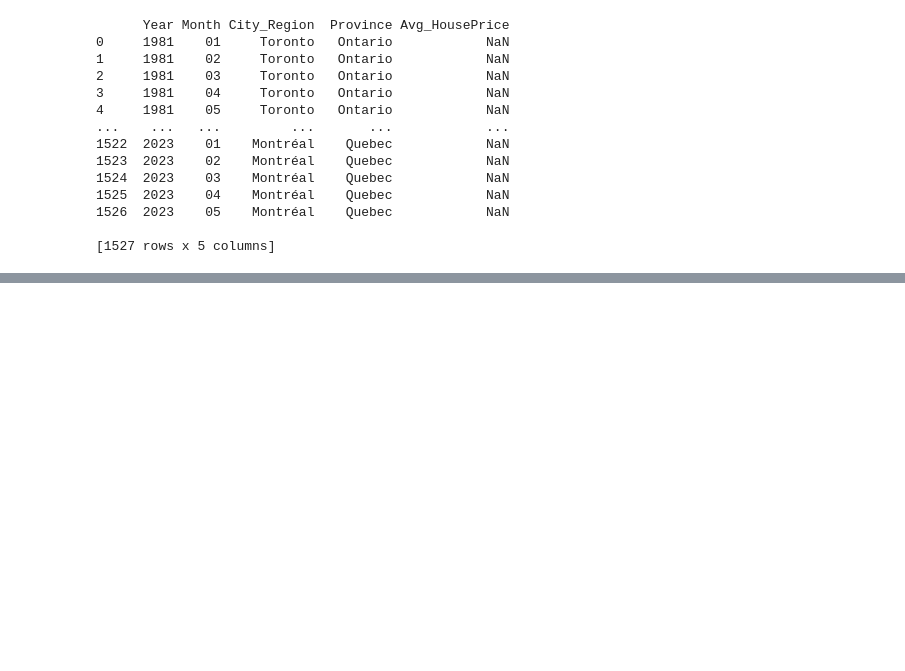
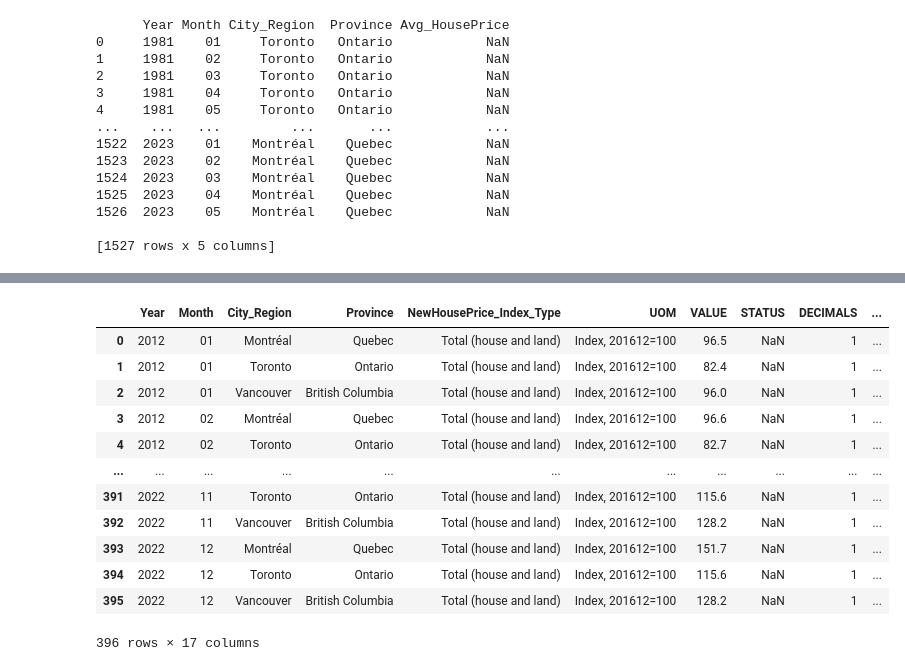
Before and after one commit to Ao-27/Project1_Group1_HousingMarket, a Jupyter notebook: group1_housing_solution.ipynb, the cells around one changed output, grey strips where cells are left out. Saved outputs shown, nothing was run; the diff lists cells and outputs as text; code cells hidden in the pictures; blank space fills up the shorter version.

```diff
--- a/group1_housing_solution.ipynb
+++ b/group1_housing_solution.ipynb
@@ -761,0 +762,11 @@ print(RIGHT_to_Final_City_Filtered_DF)
+# %%
+#Max + Min date columns created here for the "RIGHT" dataframe['DATE'] column ...
+right_max_date = RIGHT_to_Final_City_Filtered_DF['DATE'].max()
+right_min_date = RIGHT_to_Final_City_Filtered_DF['DATE'].min()
+
+date_diff = RIGHT_to_Final_City_Filtered_DF['DATE'] - right_min_date
+date_diff_months = date_diff.dt.days // 30
+
+print(date_diff_months)
+
+#Add another column for a DateDiff by MIN year to ['DATE'] column
@@ -761,0 +786,34 @@ print(RIGHT_to_Final_City_Filtered_DF)
+# %%
+#Max + Min date columns created here for the "RIGHT" dataframe['DATE'] column ...
+RIGHT_to_Final_City_Filtered_DF['right_max_date'] = right_max_date
+RIGHT_to_Final_City_Filtered_DF['right_min_date'] = right_min_date
+RIGHT_to_Final_City_Filtered_DF['date_diff_months'] = date_diff_months + 1
+
+RIGHT_to_Final_City_Filtered_DF
+
+#right_min_date = RIGHT_to_Final_City_Filtered_DF['DATE'].min()
+
+# date_diff = RIGHT_to_Final_City_Filtered_DF['DATE'] - right_min_date
+# date_diff_months = date_diff.dt.days // 30
+
+# right_min_date = RIGHT_to_Final_City_Filtered_DF['DATE'].min()
+
+# date_diff = RIGHT_to_Final_City_Filtered_DF['DATE']
+# date_diff_months = date_diff.dt.days // 30
+
+
+#Add another column for a DateDiff by MIN year to ['DATE'] column
+# %% [output]
+|  | Year | Month | City_Region | Province | NewHousePrice_Index_Type | UOM | VALUE | STATUS | DECIMALS | ... |
+| 0 | 2012 | 01 | Montréal | Quebec | Total (house and land) | Index, 201612=100 | 96.5 | NaN | 1 | ... |
+| 1 | 2012 | 01 | Toronto | Ontario | Total (house and land) | Index, 201612=100 | 82.4 | NaN | 1 | ... |
+| 2 | 2012 | 01 | Vancouver | British Columbia | Total (house and land) | Index, 201612=100 | 96.0 | NaN | 1 | ... |
+| 3 | 2012 | 02 | Montréal | Quebec | Total (house and land) | Index, 201612=100 | 96.6 | NaN | 1 | ... |
+| 4 | 2012 | 02 | Toronto | Ontario | Total (house and land) | Index, 201612=100 | 82.7 | NaN | 1 | ... |
+| ... | ... | ... | ... | ... | ... | ... | ... | ... | ... | ... |
+| 391 | 2022 | 11 | Toronto | Ontario | Total (house and land) | Index, 201612=100 | 115.6 | NaN | 1 | ... |
+| 392 | 2022 | 11 | Vancouver | British Columbia | Total (house and land) | Index, 201612=100 | 128.2 | NaN | 1 | ... |
+| 393 | 2022 | 12 | Montréal | Quebec | Total (house and land) | Index, 201612=100 | 151.7 | NaN | 1 | ... |
+| 394 | 2022 | 12 | Toronto | Ontario | Total (house and land) | Index, 201612=100 | 115.6 | NaN | 1 | ... |
+| 395 | 2022 | 12 | Vancouver | British Columbia | Total (house and land) | Index, 201612=100 | 128.2 | NaN | 1 | ... |
+396 rows × 17 columns
```
Also changed, not shown: parts of 5 cells of this notebook, 2 other files.
